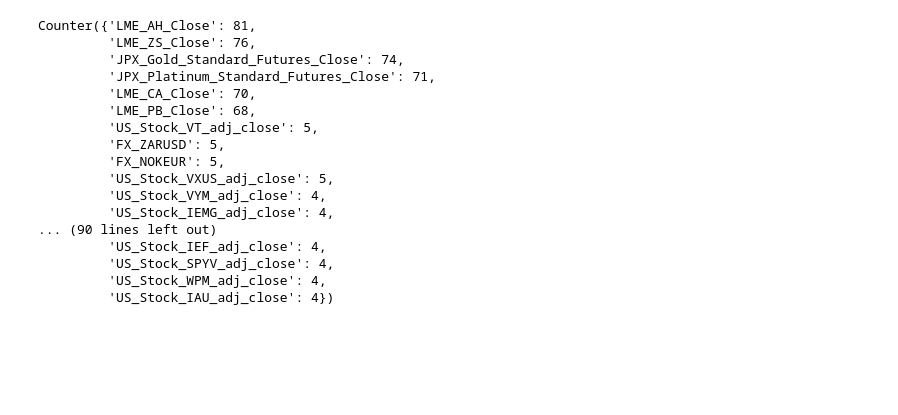
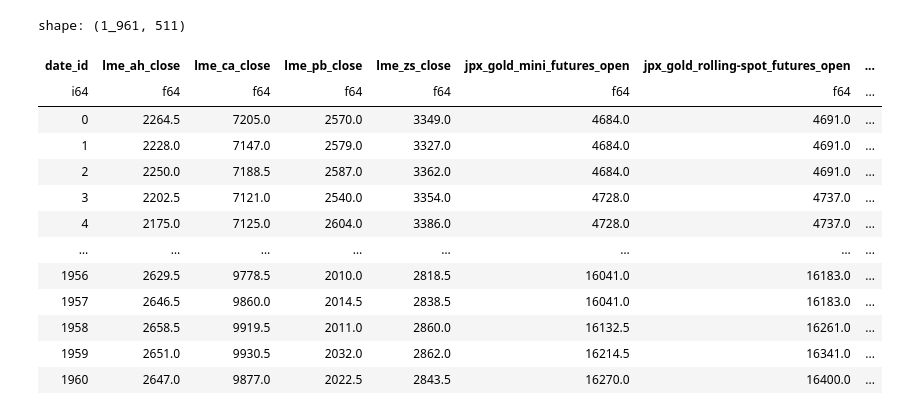
Before and after one commit to msh2481/commodity, a Jupyter notebook: eda.ipynb, the cells around one changed output. Saved outputs shown, nothing was run; the diff lists cells and outputs as text; code cells hidden in the pictures; blank space fills up the shorter version.

Commit message:
more interesting features

```diff
--- a/eda.ipynb
+++ b/eda.ipynb
@@ -538,27 +13,25 @@ Top 10 Feature Pairs by SHAP Interaction Strength:
-# %%
-from collections import Counter
-
-target_counter = Counter()
-for _, row in target_pairs.iterrows():
-    legs = row["pair"].split(" - ")
-    target_counter.update(legs)
-
-target_counter
-# %% [output]
-Counter({'LME_AH_Close': 81,
-         'LME_ZS_Close': 76,
-         'JPX_Gold_Standard_Futures_Close': 74,
-         'JPX_Platinum_Standard_Futures_Close': 71,
-         'LME_CA_Close': 70,
-         'LME_PB_Close': 68,
-         'US_Stock_VT_adj_close': 5,
-         'FX_ZARUSD': 5,
-         'FX_NOKEUR': 5,
-         'US_Stock_VXUS_adj_close': 5,
-         'US_Stock_VYM_adj_close': 4,
-         'US_Stock_IEMG_adj_close': 4,
-... (90 lines left out)
-         'US_Stock_IEF_adj_close': 4,
-         'US_Stock_SPYV_adj_close': 4,
-         'US_Stock_WPM_adj_close': 4,
-         'US_Stock_IAU_adj_close': 4})
+# %%
+raw_df = pl.read_csv("data/train.csv")
+raw_df.columns = [
+    c.lower().replace("open_interest", "oi").replace("_adj", "") for c in raw_df.columns
+]
+drops = {"fx_", "settlement_price", "us_stock_gold"}
+raw_df = raw_df.drop(c for c in raw_df.columns if any(drop in c for drop in drops))
+raw_df = raw_df.fill_null(strategy="forward").fill_null(strategy="backward")
+# %%
+raw_df
+# %% [output]
+shape: (1_961, 511)
+| date_id | lme_ah_close | lme_ca_close | lme_pb_close | lme_zs_close | jpx_gold_mini_futures_open | jpx_gold_rolling-spot_futures_open | ... |
+| i64 | f64 | f64 | f64 | f64 | f64 | f64 | ... |
+| 0 | 2264.5 | 7205.0 | 2570.0 | 3349.0 | 4684.0 | 4691.0 | ... |
+| 1 | 2228.0 | 7147.0 | 2579.0 | 3327.0 | 4684.0 | 4691.0 | ... |
+| 2 | 2250.0 | 7188.5 | 2587.0 | 3362.0 | 4684.0 | 4691.0 | ... |
+| 3 | 2202.5 | 7121.0 | 2540.0 | 3354.0 | 4728.0 | 4737.0 | ... |
+| 4 | 2175.0 | 7125.0 | 2604.0 | 3386.0 | 4728.0 | 4737.0 | ... |
+| … | … | … | … | … | … | … | ... |
+| 1956 | 2629.5 | 9778.5 | 2010.0 | 2818.5 | 16041.0 | 16183.0 | ... |
+| 1957 | 2646.5 | 9860.0 | 2014.5 | 2838.5 | 16041.0 | 16183.0 | ... |
+| 1958 | 2658.5 | 9919.5 | 2011.0 | 2860.0 | 16132.5 | 16261.0 | ... |
+| 1959 | 2651.0 | 9930.5 | 2032.0 | 2862.0 | 16214.5 | 16341.0 | ... |
+| 1960 | 2647.0 | 9877.0 | 2022.5 | 2843.5 | 16270.0 | 16400.0 | ... |
```
Also changed, not shown: parts of 25 cells of this notebook, 1 other file.
